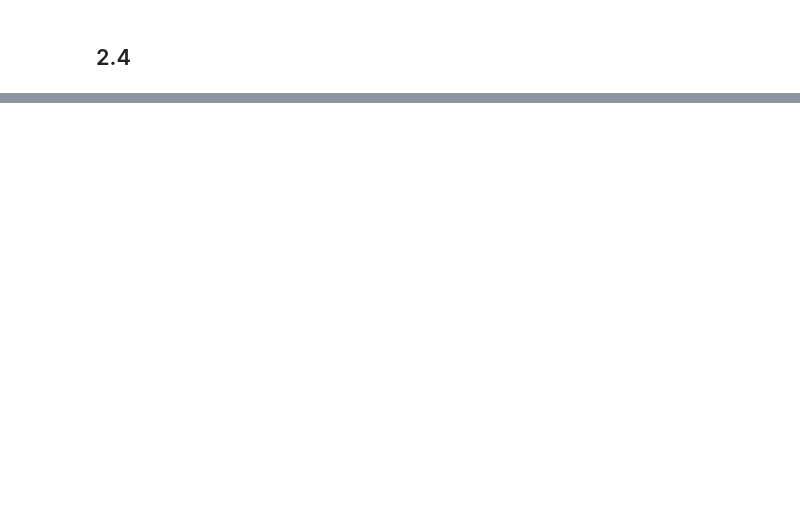
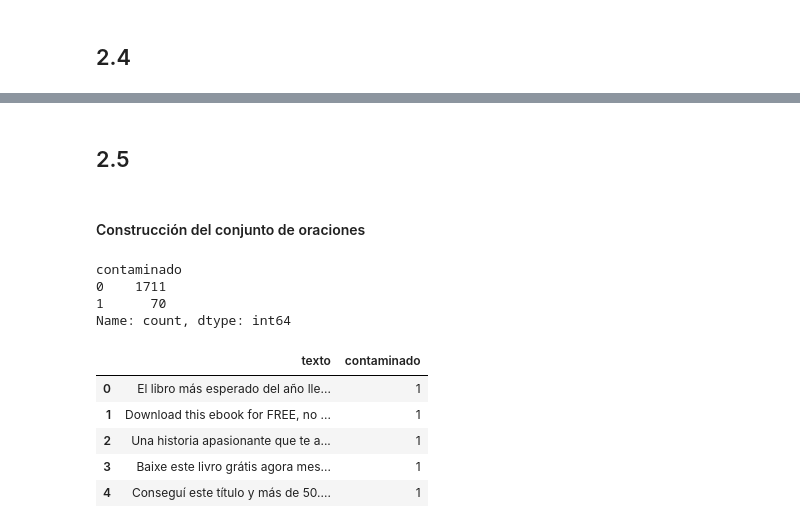
Before and after one commit to manuellazarte/Procesamiento-del-Lenguaje-Natural, a Jupyter notebook: ej3/ej3.ipynb, the cells around one changed output, grey strips where cells are left out. Drawn from its saved outputs; the diff is of its cells as text; code cells hidden in the pictures; blank space fills up the shorter version.

```diff
--- a/ej3/ej3.ipynb
+++ b/ej3/ej3.ipynb
@@ -516,0 +561,52 @@ To support symlinks on Windows, you either need to activate Developer Mode or to
+# %% [markdown]
+## 2.5
+# %% [markdown]
+#### Construcción del conjunto de oraciones
+# %%
+from nltk.tokenize import sent_tokenize
+
+datos_oraciones = []
+
+# Positivos
+for frag in desarrollo["fragmento"].dropna():
+
+    frag = str(frag).strip()
+
+    if frag != "":
+        datos_oraciones.append({
+            "texto": frag,
+            "contaminado": 1
+        })
+
+
+# Negativos
+for sinopsis in desarrollo.loc[
+    desarrollo["contaminado"] == 0,
+    "synopsis"
+]:
+
+    for oracion in sent_tokenize(str(sinopsis), language="spanish"):
+
+        oracion = oracion.strip()
+
+        if len(oracion.split()) >= 4:
+
+            datos_oraciones.append({
+                "texto": oracion,
+                "contaminado": 0
+            })
+
+oraciones_df = pd.DataFrame(datos_oraciones)
+print(oraciones_df["contaminado"].value_counts())
+display(oraciones_df.head())
+# %% [output]
+contaminado
+0    1711
+1      70
+Name: count, dtype: int64
+|  | texto | contaminado |
+| 0 | El libro más esperado del año lle... | 1 |
+| 1 | Download this ebook for FREE, no ... | 1 |
+| 2 | Una historia apasionante que te a... | 1 |
+| 3 | Baixe este livro grátis agora mes... | 1 |
+| 4 | Conseguí este título y más de 50.... | 1 |
```
Also changed, not shown: parts of 19 cells of this notebook.
